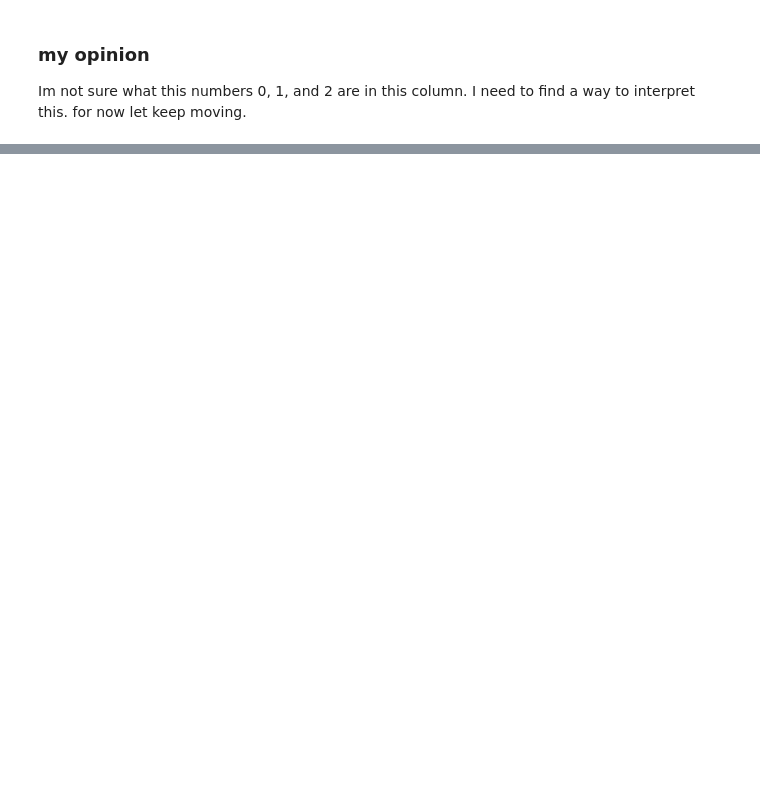
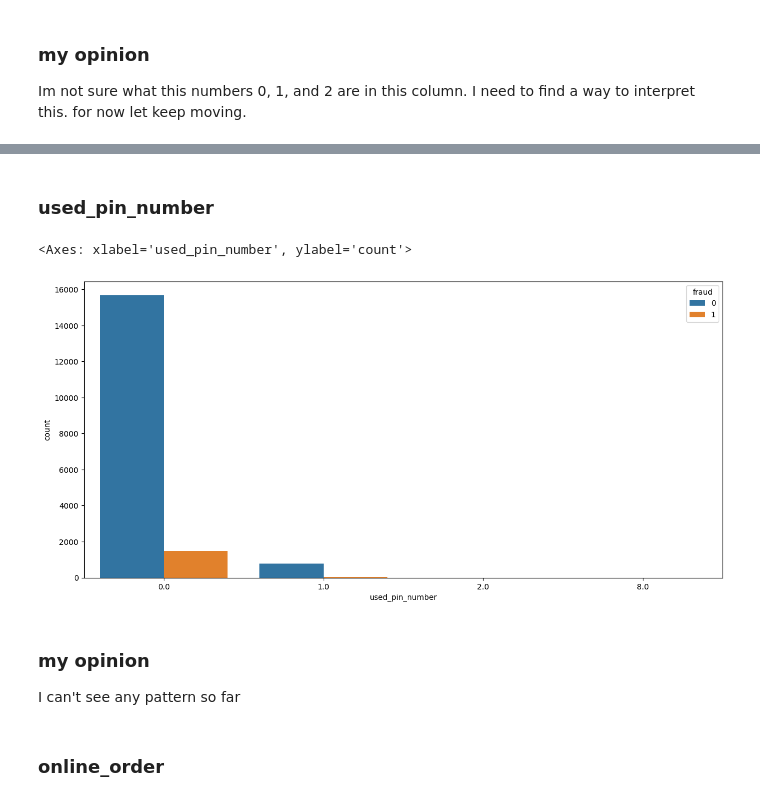
Before and after one commit to robson-quaresma/global-hack-week-detect-credit-card-fraud, a Jupyter notebook: model.ipynb, the cells around one changed output, grey strips where cells are left out. Cells and saved outputs as stored; diff of their text form; code cells hidden in the pictures; blank space fills up the shorter version.

```diff
--- a/model.ipynb
+++ b/model.ipynb
@@ -212,0 +243,13 @@ Im not sure what this numbers 0, 1, and 2 are in this column. I need to find a w
+# %% [markdown]
+### used_pin_number
+# %%
+fig, ax = plt.subplots(figsize=(15, 7))
+sns.countplot(train, x="used_pin_number", hue="fraud")
+# %% [output]
+<Axes: xlabel='used_pin_number', ylabel='count'>
+[figure, added]
+# %% [markdown]
+### my opinion
+I can't see any pattern so far
+# %% [markdown]
+### online_order
```
Also changed, not shown: parts of 11 cells of this notebook, 1 other file.
